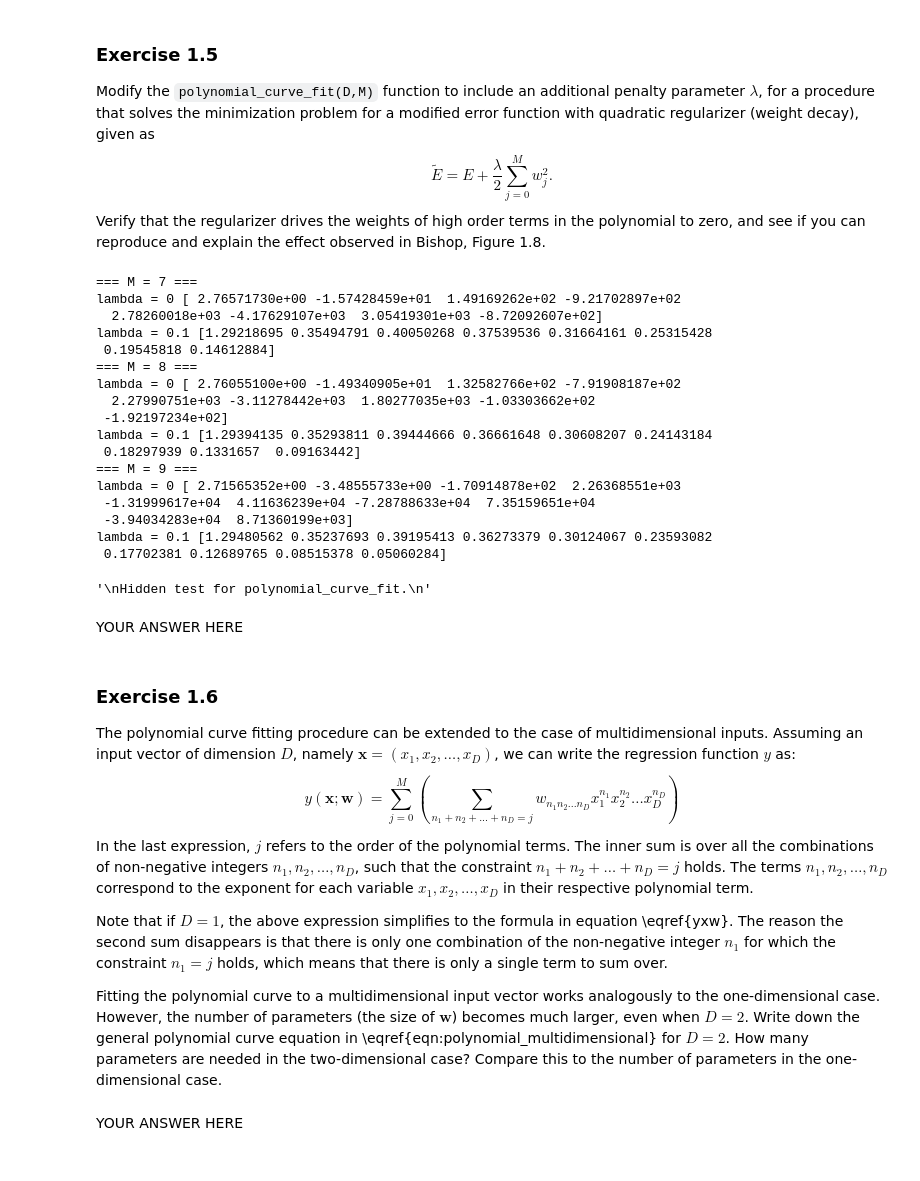
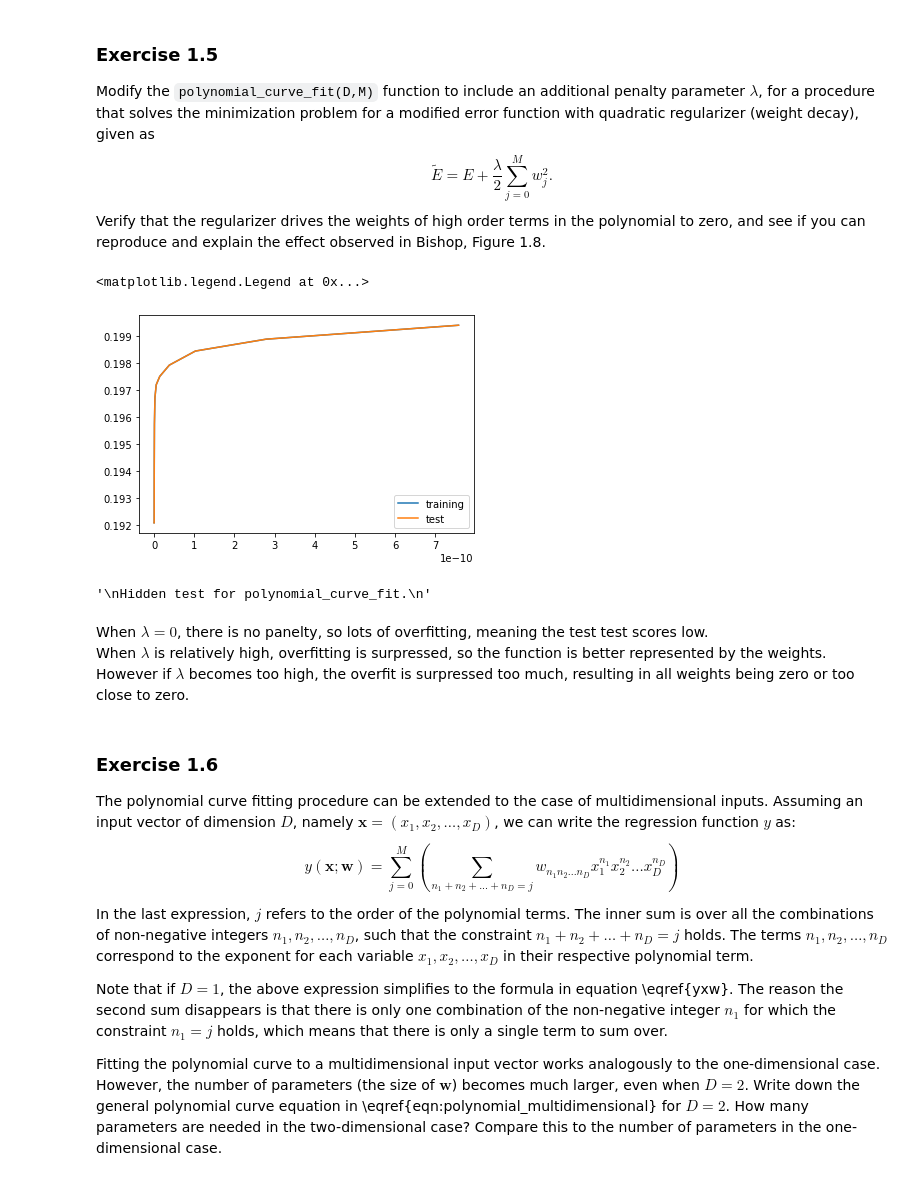
Before and after one commit to JvPost/SML, a Jupyter notebook: SML22_as01_1.ipynb, the cells around one changed output. Saved outputs shown, nothing was run; the diff lists cells and outputs as text; code cells hidden in the pictures.

```diff
--- a/SML22_as01_1.ipynb
+++ b/SML22_as01_1.ipynb
@@ -284,79 +284,95 @@ $$
 $$
 Verify that the regularizer drives the weights of high order terms in the polynomial to zero, and see if you can reproduce and explain the effect observed in Bishop, Figure 1.8.
 # %%
+from sympy import poly
+
+
 def polynomial_curve_fit(D, M, lmb = 0):
     ''' This functions computes the value of a polynomial with weights w on data points x.
 
     Parameters
     ----------
     D : array
         Input dataset D.
     M : int
         The degree of the polynomial.
 
     Returns
     -------
     float
         Fitted weight vector w that minimizes the sum-of-squares function.
     '''
     A = np.zeros((M, M))
     T = np.zeros((M))
 
     for x_n, t_n in D:
         for i in range(0, A.shape[0]):
             T[i] += t_n*x_n**i
             for j in range(0, A.shape[1]):
                 A[i,j] += x_n**(i+j)
                 if (i == j):
                     A[i,j] += lmb
 
 
 
     return np.linalg.solve(A, T)
 
-for deg in degrees[7:]:
-    w_0 = polynomial_curve_fit(D_train, deg+1, 0)
-    w_1 = polynomial_curve_fit(D_train, deg+1, 0.1)
-    print(f"=== M = {deg} ===")
-    print("lambda = 0", w_0)
-    print("lambda = 0.1", w_1)
+lambdas = [np.e**(i) for i in range(-40, -20)]
+# lambdas = np.linspace(0, .1, 1000)
+E_rms_train = []
+E_rms_test = []
+ws = []
+
+
+for lmbda in lambdas:
+    # w = polynomial_curve_fit(D, deg+1)
+    # y = polynomial(x, w)
+    # E = 0.5 * np.sum((y - t)**2)
+    # E_rms = np.sqrt(2 * E / len(t))
+    w_9 = polynomial_curve_fit(D_train, 10, lmbda)
+    y = polynomial(X_train, w_9)
+    E = 0.5 * np.sum((y-t_train)**2)
+    E_rms = np.sqrt(2 * E / len(t_train))
+    E_rms_train.append(E_rms)
+    ws.append(w_9)
+
+for lmbda in lambdas:
+    # w = polynomial_curve_fit(D, deg+1)
+    # y = polynomial(x, w)
+    # E = 0.5 * np.sum((y - t)**2)
+    # E_rms = np.sqrt(2 * E / len(t))
+    w_9 = polynomial_curve_fit(D_train, 10, lmbda)
+    y = polynomial(X_train, w_9)
+    E = 0.5 * np.sum((y-t_train)**2)
+    E_rms = np.sqrt(2 * E / len(t_train))
+    E_rms_test.append(E_rms)
+    ws.append(w_9)
+
+plt.plot(lambdas, E_rms_train, label="training")
+plt.plot(lambdas, E_rms_test, label="test")
+plt.legend()
 # %% [output]
-=== M = 7 ===
-lambda = 0 [ 2.76571730e+00 -1.57428459e+01  1.49169262e+02 -9.21702897e+02
-  2.78260018e+03 -4.17629107e+03  3.05419301e+03 -8.72092607e+02]
-lambda = 0.1 [1.29218695 0.35494791 0.40050268 0.37539536 0.31664161 0.25315428
- 0.19545818 0.14612884]
-=== M = 8 ===
-lambda = 0 [ 2.76055100e+00 -1.49340905e+01  1.32582766e+02 -7.91908187e+02
-  2.27990751e+03 -3.11278442e+03  1.80277035e+03 -1.03303662e+02
- -1.92197234e+02]
-lambda = 0.1 [1.29394135 0.35293811 0.39444666 0.36661648 0.30608207 0.24143184
- 0.18297939 0.1331657  0.09163442]
-=== M = 9 ===
-lambda = 0 [ 2.71565352e+00 -3.48555733e+00 -1.70914878e+02  2.26368551e+03
- -1.31999617e+04  4.11636239e+04 -7.28788633e+04  7.35159651e+04
- -3.94034283e+04  8.71360199e+03]
-lambda = 0.1 [1.29480562 0.35237693 0.39195413 0.36273379 0.30124067 0.23593082
- 0.17702381 0.12689765 0.08515378 0.05060284]
+<matplotlib.legend.Legend at 0x...>
+[figure, added]
 # %%
 """
 Hidden test for polynomial_curve_fit.
 """
 # %% [output]
 '\nHidden test for polynomial_curve_fit.\n'
-# %% [markdown]
-YOUR ANSWER HERE
+# %% [markdown]
+When $\lambda = 0$, there is no panelty, so lots of overfitting, meaning the test test scores low.
+When $\lambda$ is relatively high, overfitting is surpressed, so the function is better represented by the weights.
+However if $\lambda$ becomes too high, the overfit is surpressed too much, resulting in all weights being zero or too close to zero.
 # %% [markdown]
 ### Exercise 1.6
 The polynomial curve fitting procedure can be extended to the case of multidimensional inputs. Assuming an input vector  of dimension $D$, namely $\mathbf{x} = (x_1, x_2, \dots, x_D)$, we can write the regression function $y$ as:
-\begin{equation}
-y(\mathbf{x}; \mathbf{w}) = \sum_{j = 0}^M \left( \sum_{n_1 + n_2 + ... + n_D = j} w_{n_1 n_2 ... n_D} x_1^{n_1} x_2^{n_2} ... x_D^{n_D} \right) \label{eqn:polynomial_multidimensional} \tag{5}
-\end{equation}
+$$
+y(\mathbf{x}; \mathbf{w}) = \sum_{j = 0}^M \left( \sum_{n_1 + n_2 + ... + n_D = j} w_{n_1 n_2 ... n_D} x_1^{n_1} x_2^{n_2} ... x_D^{n_D} \right)
+$$
 
 In the last expression, $j$ refers to the order of the polynomial terms. The inner sum is over all the combinations of non-negative integers $n_1, n_2, \dots, n_D$, such that the constraint $n_1 + n_2 + \dots + n_D = j$ holds. The terms $n_1, n_2, \dots, n_D$ correspond to the exponent for each variable $x_1, x_2, \dots, x_D$ in their respective polynomial term.
 
 Note that if $D = 1$, the above expression simplifies to the formula in equation \eqref{yxw}. The reason the second sum disappears is that there is only one combination of the non-negative integer $n_1$ for which the constraint $n_1 = j$ holds, which means that there is only  a single term to sum over.
 
 Fitting the polynomial curve to a multidimensional input vector works analogously to the one-dimensional case. However, the number of parameters (the size of $\mathbf{w}$) becomes much larger, even when $D = 2$. Write down the general polynomial curve equation in \eqref{eqn:polynomial_multidimensional} for $D = 2$. How many parameters are needed in the two-dimensional case? Compare this to the number of parameters in the one-dimensional case.
-# %% [markdown]
-YOUR ANSWER HERE
```
Also changed, not shown: parts of 4 cells of this notebook.
